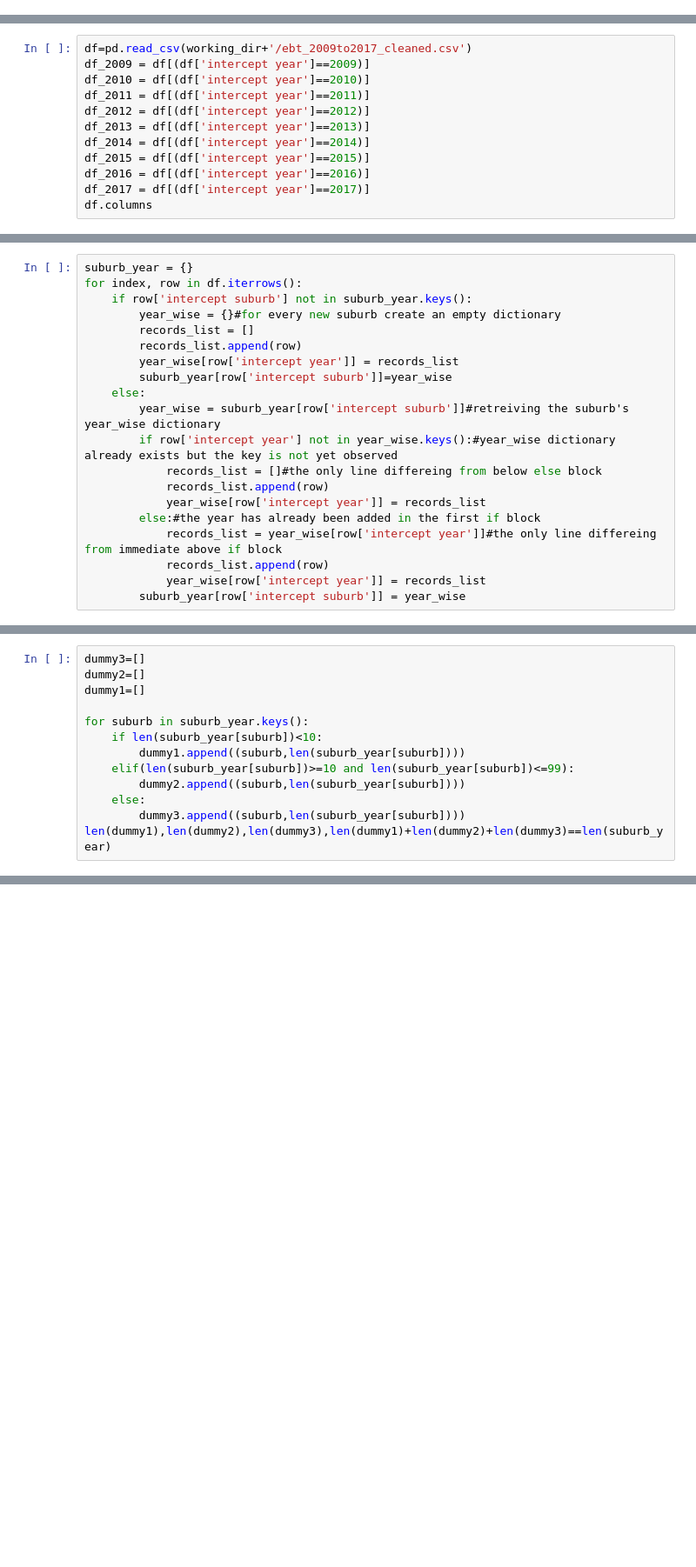
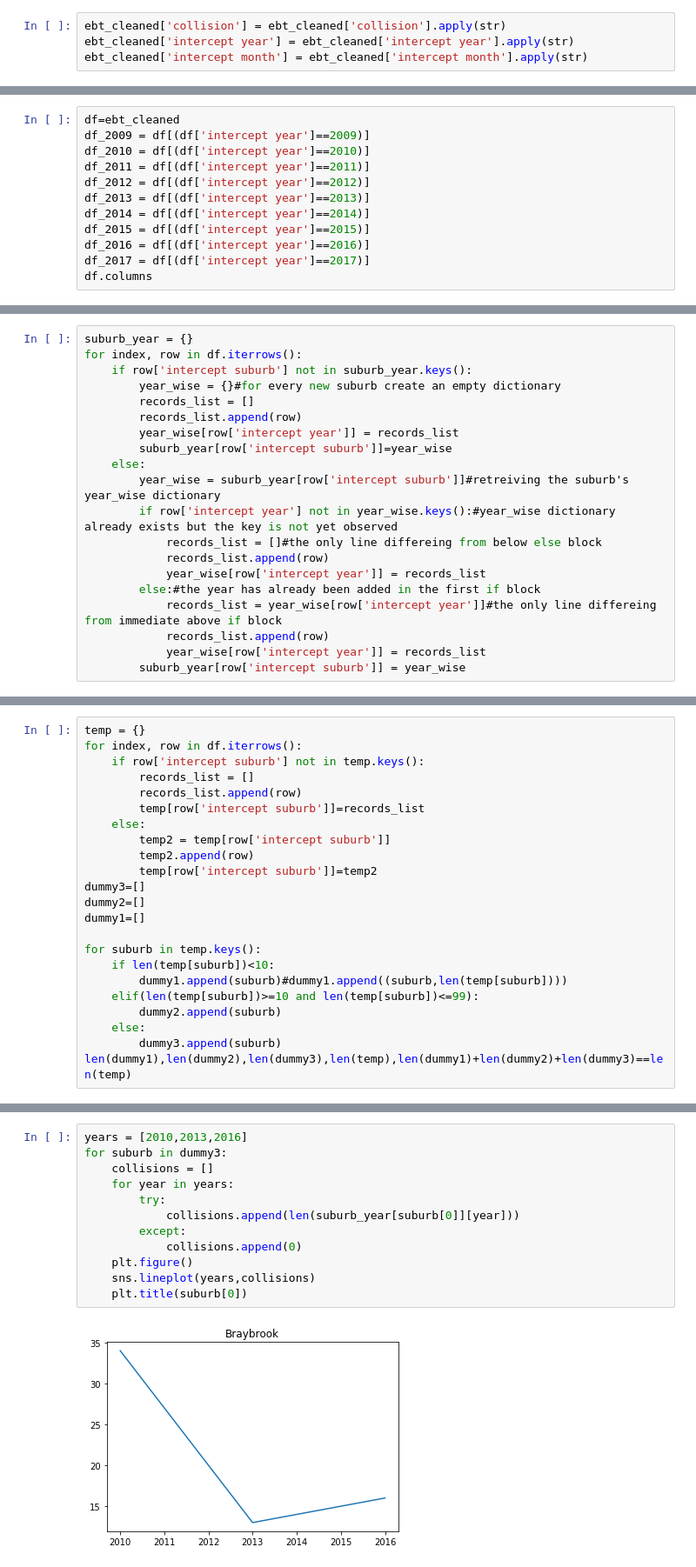
Before and after one commit to nizamphoenix/DrinkDrivingTrends, a Jupyter notebook: v2.0.ipynb, the cells around one changed output, grey strips where cells are left out. Shown at 87% size. Cells and saved outputs as stored; diff of their text form; blank space fills up the shorter version.

```diff
--- a/v2.0.ipynb
+++ b/v2.0.ipynb
@@ -696,6 +715,10 @@ ebt_cleaned.loc[(20.0<=ebt_cleaned['Intercept Time'])&(ebt_cleaned['Intercept Ti
 ebt_cleaned.loc[(21.0<=ebt_cleaned['Intercept Time'])&(ebt_cleaned['Intercept Time']<22.0), 'categorical_intercept_time'] = '22'
 ebt_cleaned.loc[(22.0<=ebt_cleaned['Intercept Time'])&(ebt_cleaned['Intercept Time']<23.0), 'categorical_intercept_time'] = '23'
 ebt_cleaned.loc[(23.0<=ebt_cleaned['Intercept Time'])&(ebt_cleaned['Intercept Time']<24.0), 'categorical_intercept_time'] = '24'
+# %%
+ebt_cleaned['collision'] = ebt_cleaned['collision'].apply(str)
+ebt_cleaned['intercept year'] = ebt_cleaned['intercept year'].apply(str)
+ebt_cleaned['intercept month'] = ebt_cleaned['intercept month'].apply(str)
 # %%
 y = ebt_cleaned['categorical_intercept_time']#response
 y = pd.get_dummies(data=y)#dropfirst=TRue
@@ -710,5 +733,5 @@ y.shape,X.shape
 # %%
-df=pd.read_csv(working_dir+'/ebt_2009to2017_cleaned.csv')
+df=ebt_cleaned
 df_2009 = df[(df['intercept year']==2009)]
 df_2010 = df[(df['intercept year']==2010)]
 df_2011 = df[(df['intercept year']==2011)]
@@ -757,14 +778,24 @@ KeyboardInterrupt:
 # %%
+temp = {}
+for index, row in df.iterrows():
+    if row['intercept suburb'] not in temp.keys():
+        records_list = []
+        records_list.append(row)
+        temp[row['intercept suburb']]=records_list
+    else:
+        temp2 = temp[row['intercept suburb']]
+        temp2.append(row)
+        temp[row['intercept suburb']]=temp2
 dummy3=[]
 dummy2=[]
 dummy1=[]
 
-for suburb in suburb_year.keys():
-    if len(suburb_year[suburb])<10:
-        dummy1.append((suburb,len(suburb_year[suburb])))
-    elif(len(suburb_year[suburb])>=10 and len(suburb_year[suburb])<=99):
-        dummy2.append((suburb,len(suburb_year[suburb])))
+for suburb in temp.keys():
+    if len(temp[suburb])<10:
+        dummy1.append(suburb)#dummy1.append((suburb,len(temp[suburb])))
+    elif(len(temp[suburb])>=10 and len(temp[suburb])<=99):
+        dummy2.append(suburb)
     else:
-        dummy3.append((suburb,len(suburb_year[suburb])))
-len(dummy1),len(dummy2),len(dummy3),len(dummy1)+len(dummy2)+len(dummy3)==len(suburb_year)
+        dummy3.append(suburb)
+len(dummy1),len(dummy2),len(dummy3),len(temp),len(dummy1)+len(dummy2)+len(dummy3)==len(temp)
 # %% [output]
@@ -791,0 +842,14 @@ suburb_year['Braybrook'][2009]
+# %%
+years = [2010,2013,2016]
+for suburb in dummy3:
+    collisions = []
+    for year in years:
+        try:
+            collisions.append(len(suburb_year[suburb[0]][year]))
+        except:
+            collisions.append(0)
+    plt.figure()
+    sns.lineplot(years,collisions)
+    plt.title(suburb[0])
+# %% [output]
+[figure, added]
```
Also changed, not shown: parts of 25 cells of this notebook.
